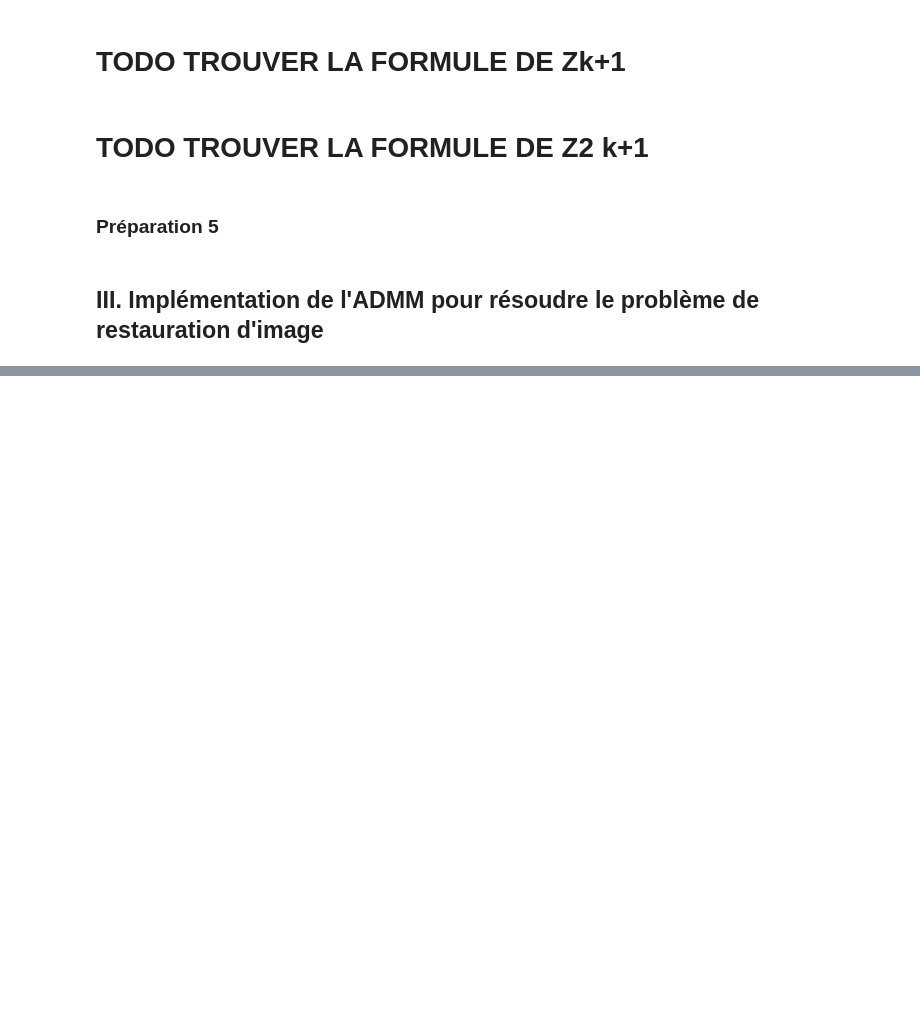
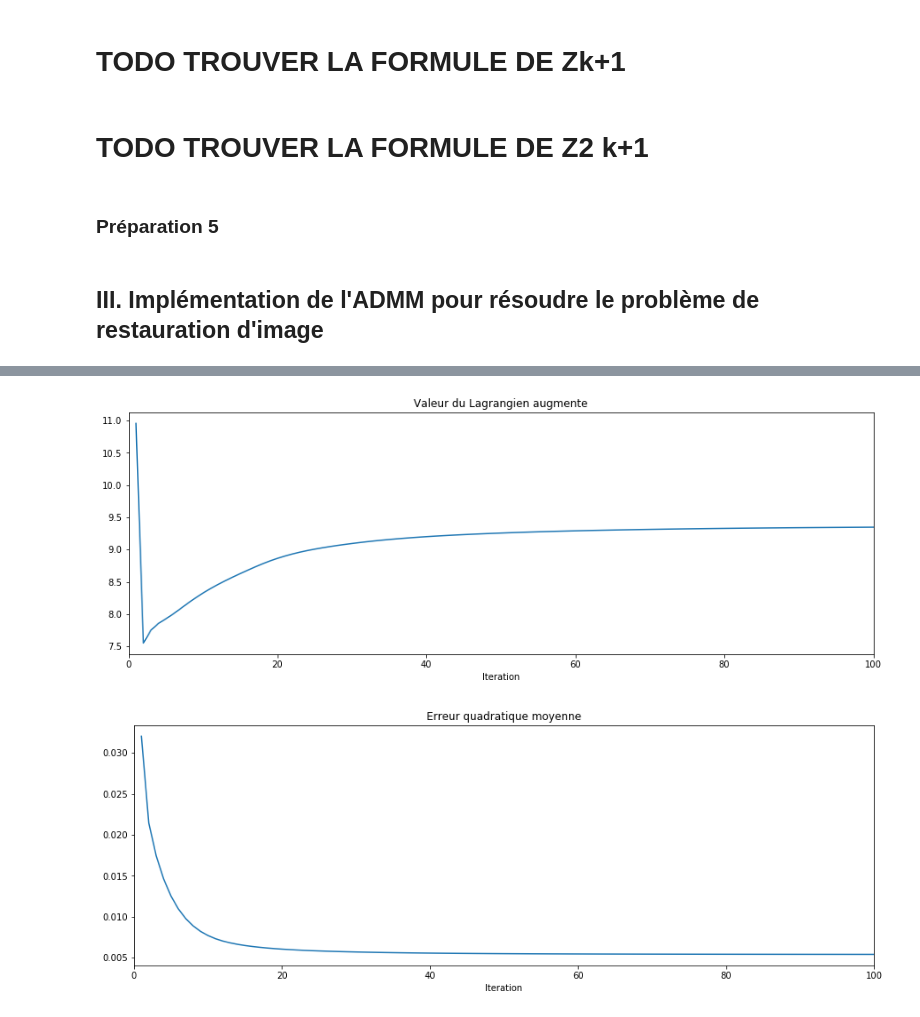
Before and after one commit to ahmed-bensaad/TP03_SD211, a Jupyter notebook: TP Restauration D'images SD-TSIA211 Ahmed_Ben_Saad.ipynb, the cells around one changed output, grey strips where cells are left out. Saved outputs shown, nothing was run; the diff lists cells and outputs as text; code cells hidden in the pictures; blank space fills up the shorter version.

```diff
--- a/TP Restauration D'images SD-TSIA211 Ahmed_Ben_Saad.ipynb
+++ b/TP Restauration D'images SD-TSIA211 Ahmed_Ben_Saad.ipynb
@@ -47,7 +48,7 @@ T=T.toarray()
 p=4096
 # %%
 def argmin_x(x,z1,z2,g1,g2,rho,y):
-    M= np.dot(np.transpose(h),h)+ rho*np.dot(np.transpose(T),T)+np.eye(p)
+    M= np.dot(np.transpose(h),h)+ rho*np.dot(np.transpose(T),T)+rho*np.eye(p)
     B=(rho*(z1+np.dot(np.transpose(T),z2))) + (np.dot(np.transpose(h),y)) - g1 - (np.dot(np.transpose(T),g2))
     x=(cg(M,B)[0]).reshape((4096,1))
     return x
@@ -104,0 +132,17 @@ plt.show()
+# %%
+abscisse = range(1, kmax+1)
+plt.figure(3, figsize=(15, 5))
+plt.title("Valeur du Lagrangien augmente")
+plt.plot(abscisse, L)
+plt.xlabel("Iteration")
+plt.xlim(0, 100)
+plt.show()
+plt.figure(3, figsize=(15, 5))
+plt.title("Erreur quadratique moyenne")
+plt.plot(abscisse, eqm)
+plt.xlabel("Iteration")
+plt.xlim(0, 100)
+plt.show()
+# %% [output]
+[figure, added]
+[figure, added]
```
Also changed, not shown: parts of 11 cells of this notebook.
